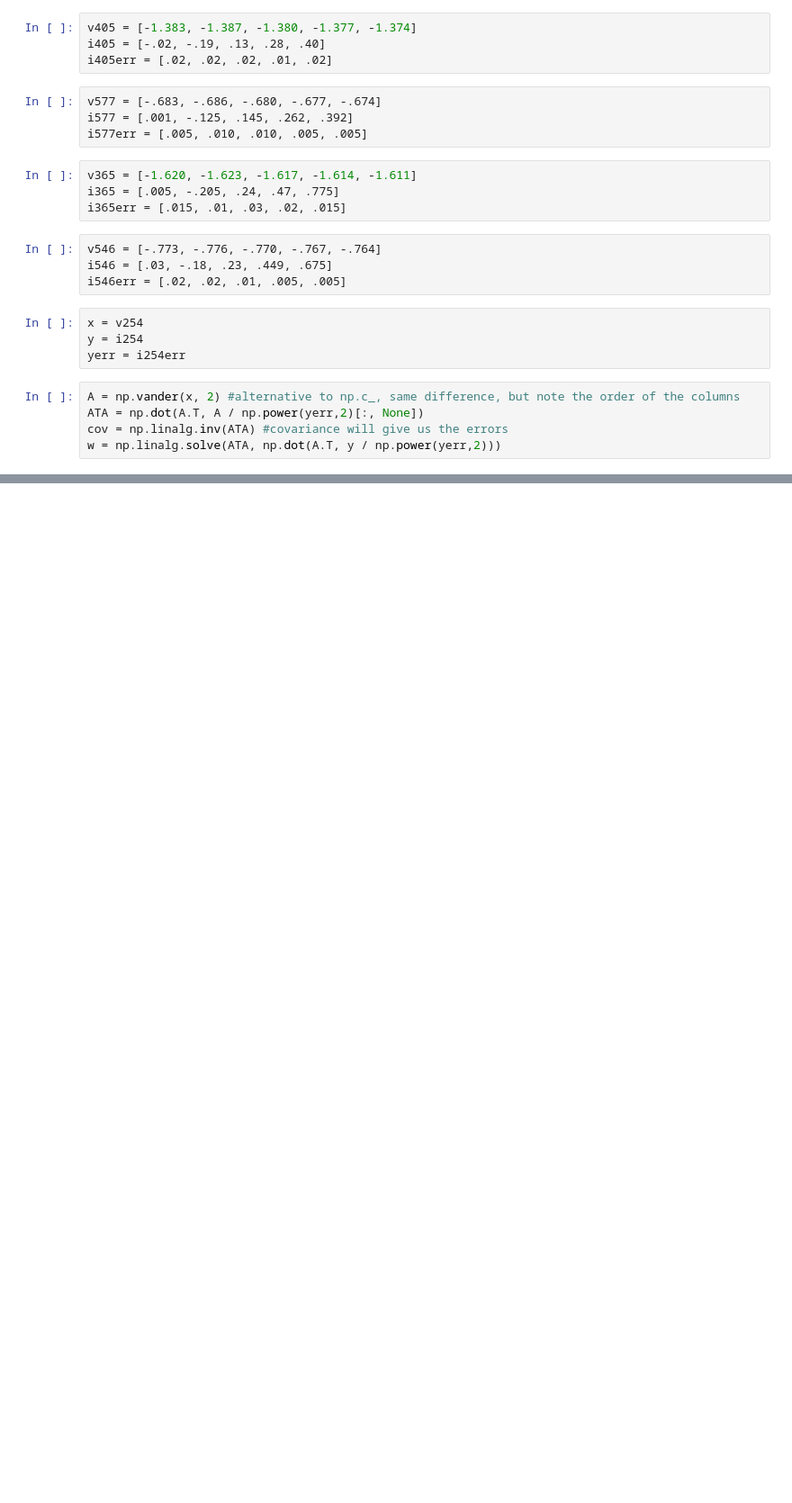
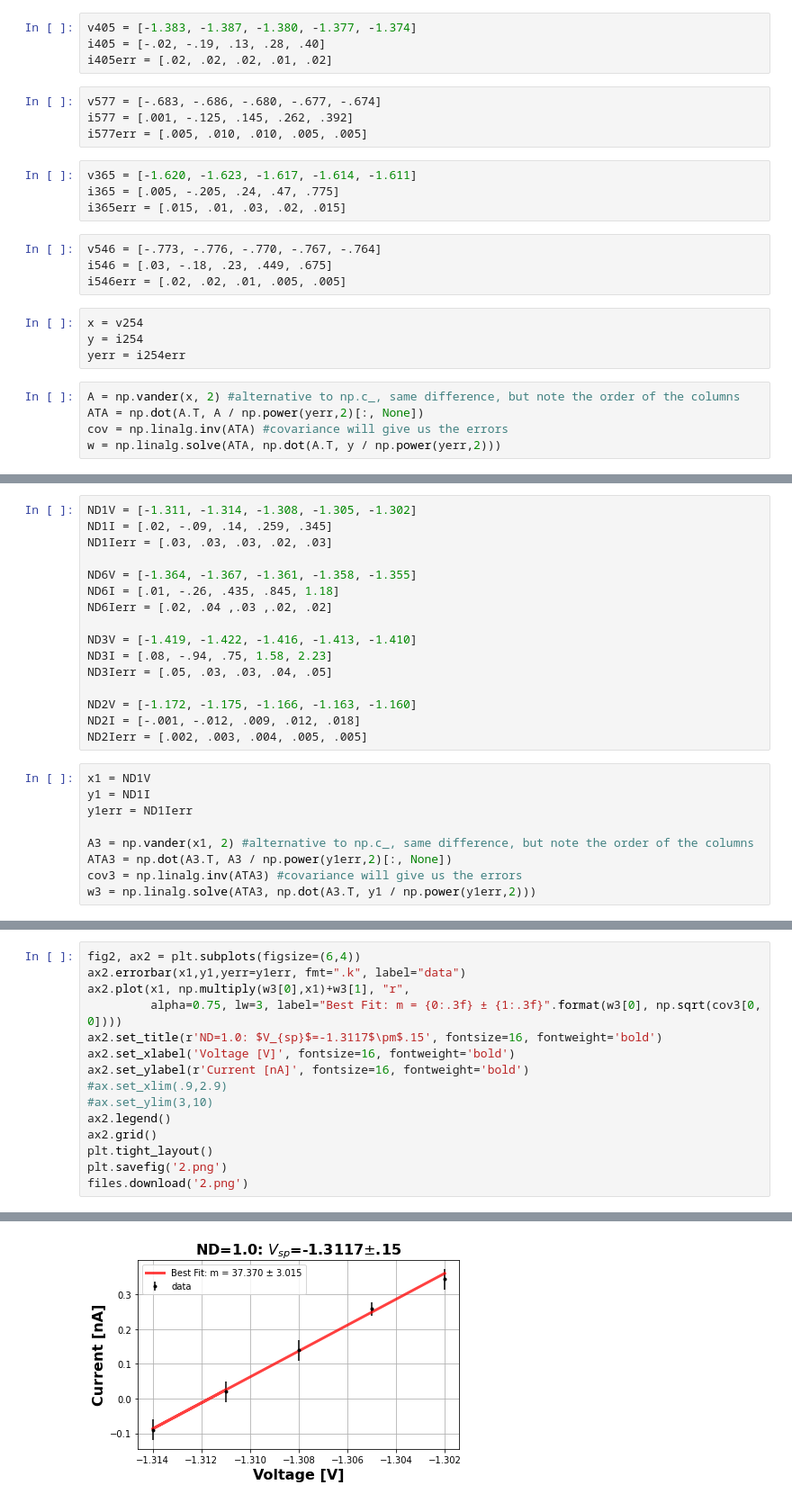
Before and after one commit to AndrewCrossman/PHYS646, a Jupyter notebook: Find_Planck.ipynb, the cells around one changed output, grey strips where cells are left out. Shown at 90% size. Saved outputs shown, nothing was run; the diff lists cells and outputs as text; blank space fills up the shorter version.

```diff
--- a/Find_Planck.ipynb
+++ b/Find_Planck.ipynb
@@ -91,0 +127,25 @@ plt.tight_layout()
+# %%
+ND1V = [-1.311, -1.314, -1.308, -1.305, -1.302]
+ND1I = [.02, -.09, .14, .259, .345]
+ND1Ierr = [.03, .03, .03, .02, .03]
+
+ND6V = [-1.364, -1.367, -1.361, -1.358, -1.355]
+ND6I = [.01, -.26, .435, .845, 1.18]
+ND6Ierr = [.02, .04 ,.03 ,.02, .02]
+
+ND3V = [-1.419, -1.422, -1.416, -1.413, -1.410]
+ND3I = [.08, -.94, .75, 1.58, 2.23]
+ND3Ierr = [.05, .03, .03, .04, .05]
+
+ND2V = [-1.172, -1.175, -1.166, -1.163, -1.160]
+ND2I = [-.001, -.012, .009, .012, .018]
+ND2Ierr = [.002, .003, .004, .005, .005]
+# %%
+x1 = ND1V
+y1 = ND1I
+y1err = ND1Ierr
+
+A3 = np.vander(x1, 2) #alternative to np.c_, same difference, but note the order of the columns
+ATA3 = np.dot(A3.T, A3 / np.power(y1err,2)[:, None])
+cov3 = np.linalg.inv(ATA3) #covariance will give us the errors
+w3 = np.linalg.solve(ATA3, np.dot(A3.T, y1 / np.power(y1err,2)))
@@ -91,0 +160,16 @@ plt.tight_layout()
+# %%
+fig2, ax2 = plt.subplots(figsize=(6,4))
+ax2.errorbar(x1,y1,yerr=y1err, fmt=".k", label="data")
+ax2.plot(x1, np.multiply(w3[0],x1)+w3[1], "r",
+         alpha=0.75, lw=3, label="Best Fit: m = {0:.3f} ± {1:.3f}".format(w3[0], np.sqrt(cov3[0, 0])))
+ax2.set_title(r'ND=1.0: $V_{sp}$=-1.3117$\pm$.15', fontsize=16, fontweight='bold')
+ax2.set_xlabel('Voltage [V]', fontsize=16, fontweight='bold')
+ax2.set_ylabel(r'Current [nA]', fontsize=16, fontweight='bold')
+#ax.set_xlim(.9,2.9)
+#ax.set_ylim(3,10)
+ax2.legend()
+ax2.grid()
+plt.tight_layout()
+plt.savefig('2.png')
+files.download('2.png')
+# %% [output]
@@ -91,0 +178 @@ plt.tight_layout()
+[figure, added]
```
Also changed, not shown: parts of 15 cells of this notebook.
